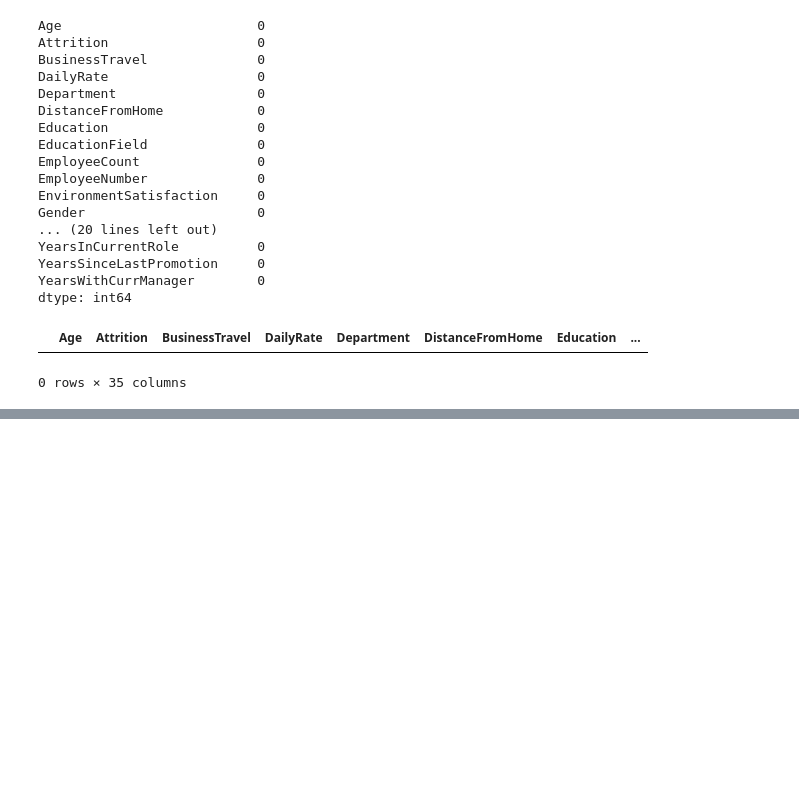
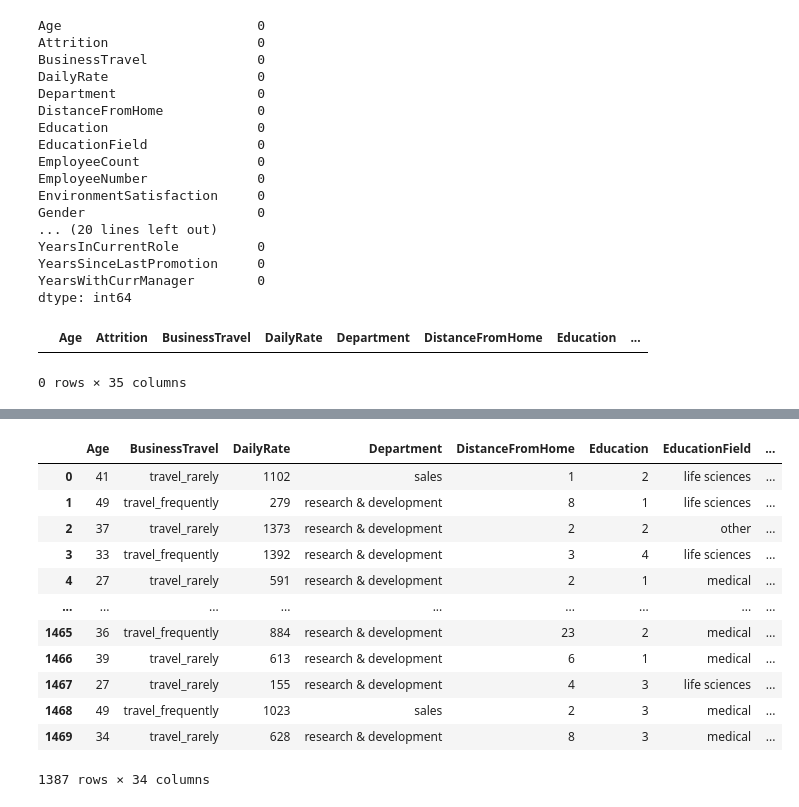
Before and after one commit to Biplob-592/Artificial-Intelligence-UIU, a Jupyter notebook: Assignments/Data_Cleaning_Assignment.ipynb, the cells around one changed output, grey strips where cells are left out. Cells and saved outputs as stored; diff of their text form; code cells hidden in the pictures; blank space fills up the shorter version.

```diff
--- a/Assignments/Data_Cleaning_Assignment.ipynb
+++ b/Assignments/Data_Cleaning_Assignment.ipynb
@@ -96,0 +296,21 @@ df[df.duplicated()]
+# %%
+# c.1. You need to split the data into two parts. The “Features” variable will consist
+#      of all the columns in the dataset except the target column. And the “Labels”
+#      variable will contain only the target column. This way, you can prepare the
+#      dataset for any machine learning model.
+Features = df.drop(['Attrition'], axis=1)  # Features (all columns except 'Attrition')
+Features
+# %% [output]
+|  | Age | BusinessTravel | DailyRate | Department | DistanceFromHome | Education | EducationField | ... |
+| 0 | 41 | travel_rarely | 1102 | sales | 1 | 2 | life sciences | ... |
+| 1 | 49 | travel_frequently | 279 | research & development | 8 | 1 | life sciences | ... |
+| 2 | 37 | travel_rarely | 1373 | research & development | 2 | 2 | other | ... |
+| 3 | 33 | travel_frequently | 1392 | research & development | 3 | 4 | life sciences | ... |
+| 4 | 27 | travel_rarely | 591 | research & development | 2 | 1 | medical | ... |
+| ... | ... | ... | ... | ... | ... | ... | ... | ... |
+| 1465 | 36 | travel_frequently | 884 | research & development | 23 | 2 | medical | ... |
+| 1466 | 39 | travel_rarely | 613 | research & development | 6 | 1 | medical | ... |
+| 1467 | 27 | travel_rarely | 155 | research & development | 4 | 3 | life sciences | ... |
+| 1468 | 49 | travel_frequently | 1023 | sales | 2 | 3 | medical | ... |
+| 1469 | 34 | travel_rarely | 628 | research & development | 8 | 3 | medical | ... |
+1387 rows × 34 columns
```
Also changed, not shown: parts of 15 cells of this notebook.
